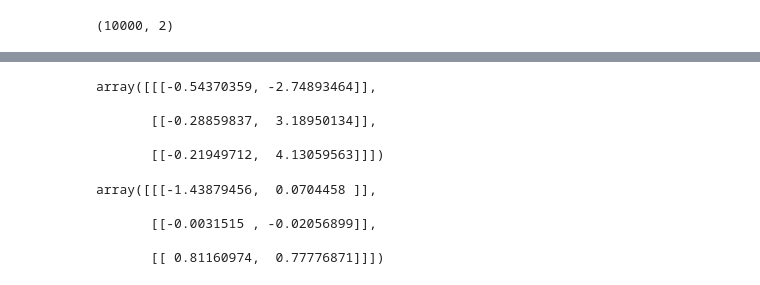
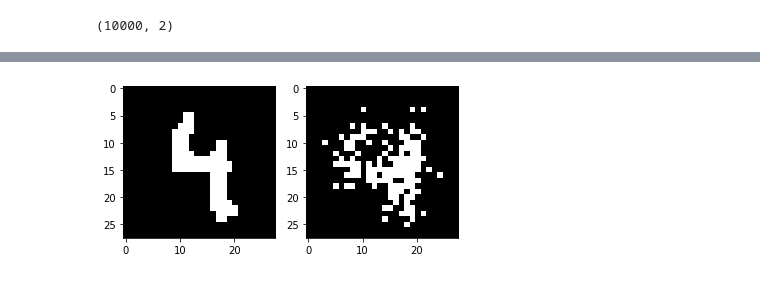
Before and after one commit to suton5/vi-normflows, a Jupyter notebook: notebooks/2_basic_optimization/2_mnist.ipynb, the cells around one changed output, grey strips where cells are left out. Cells and saved outputs as stored; diff of their text form; code cells hidden in the pictures.

```diff
--- a/notebooks/2_basic_optimization/2_mnist.ipynb
+++ b/notebooks/2_basic_optimization/2_mnist.ipynb
@@ -156,16 +215,10 @@ mu01, log_sigma_diag01, W1, U1, b1 = get_latent_params(phi, sample_1.reshape(1,
-# %%
-W1
-# %% [output]
-array([[[-0.54370359, -2.74893464]],
-
-       [[-0.28859837,  3.18950134]],
-
-       [[-0.21949712,  4.13059563]]])
-# %%
-U1
-# %% [output]
-array([[[-1.43879456,  0.0704458 ]],
-
-       [[-0.0031515 , -0.02056899]],
-
-       [[ 0.81160974,  0.77776871]]])
+# %%
+zz = encode(phi, sample_4.reshape(1, -1), n_samples=1)
+xx = decode(zz)
+# %%
+fig, axs = plt.subplots(ncols=2)
+axs[0].imshow(sample_4.reshape(28, 28), cmap='gray')
+axs[1].imshow(xx.reshape(28, 28), cmap='gray')
+plt.show()
+# %% [output]
+[figure, added]
```
Also changed, not shown: parts of 31 cells of this notebook, 4 other files.
